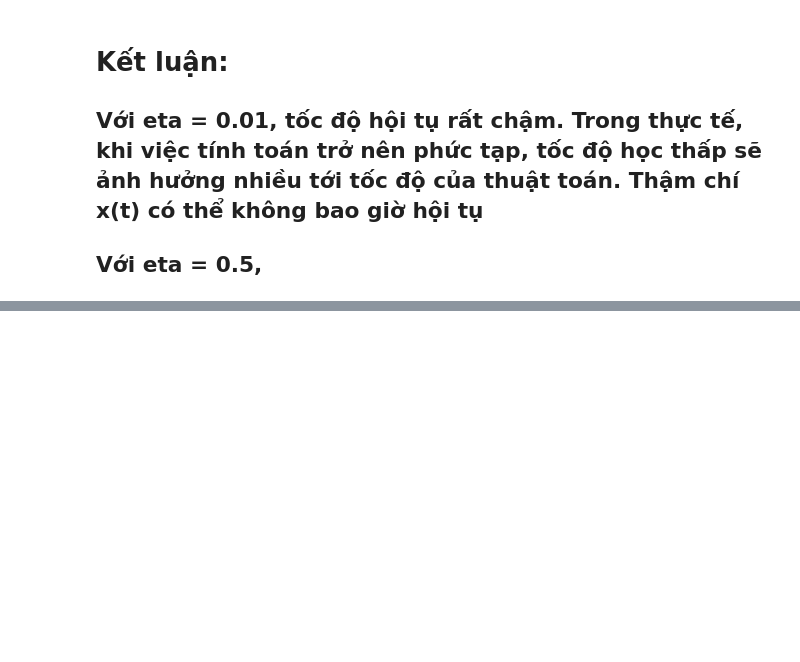
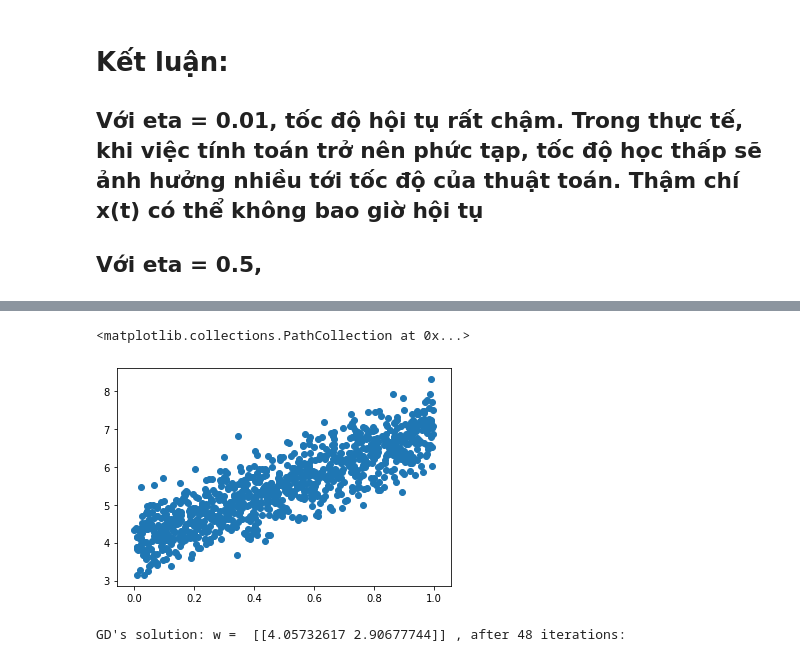
Before and after one commit to trungtv4597/Neural_Network_with_Keras, a Jupyter notebook: theories_concepts/Gradient_descent.ipynb, the cells around one changed output, grey strips where cells are left out. Cells and saved outputs as stored; diff of their text form; code cells hidden in the pictures; blank space fills up the shorter version.

Commit message:
Gradient Descent

```diff
--- a/theories_concepts/Gradient_descent.ipynb
+++ b/theories_concepts/Gradient_descent.ipynb
@@ -137,0 +144,8 @@ plt.xticks([-5, 0, 5])
+# %%
+np.random.seed(45)
+X = np.random.rand(1000)
+y = 4 + 3*X + .5*np.random.randn(1000) # add noise
+plt.scatter(X, y)
+# %% [output]
+<matplotlib.collections.PathCollection at 0x...>
+[figure, added]
@@ -137,0 +169,9 @@ plt.xticks([-5, 0, 5])
+# %%
+one = np.ones((X.shape[0], 1))
+Xbar = np.concatenate((one, X.reshape(-1, 1)), axis=1)
+y_ = y.reshape(-1, 1)
+w_init = np.array([[2], [1]])
+w, it = GD(w_init, gradient, 1, y_)
+print("GD's solution: w = ", w[-1].T, ', after %d iterations:' %it)
+# %% [output]
+GD's solution: w =  [[4.05732617 2.90677744]] , after 48 iterations:
```
Also changed, not shown: parts of 18 cells of this notebook.
